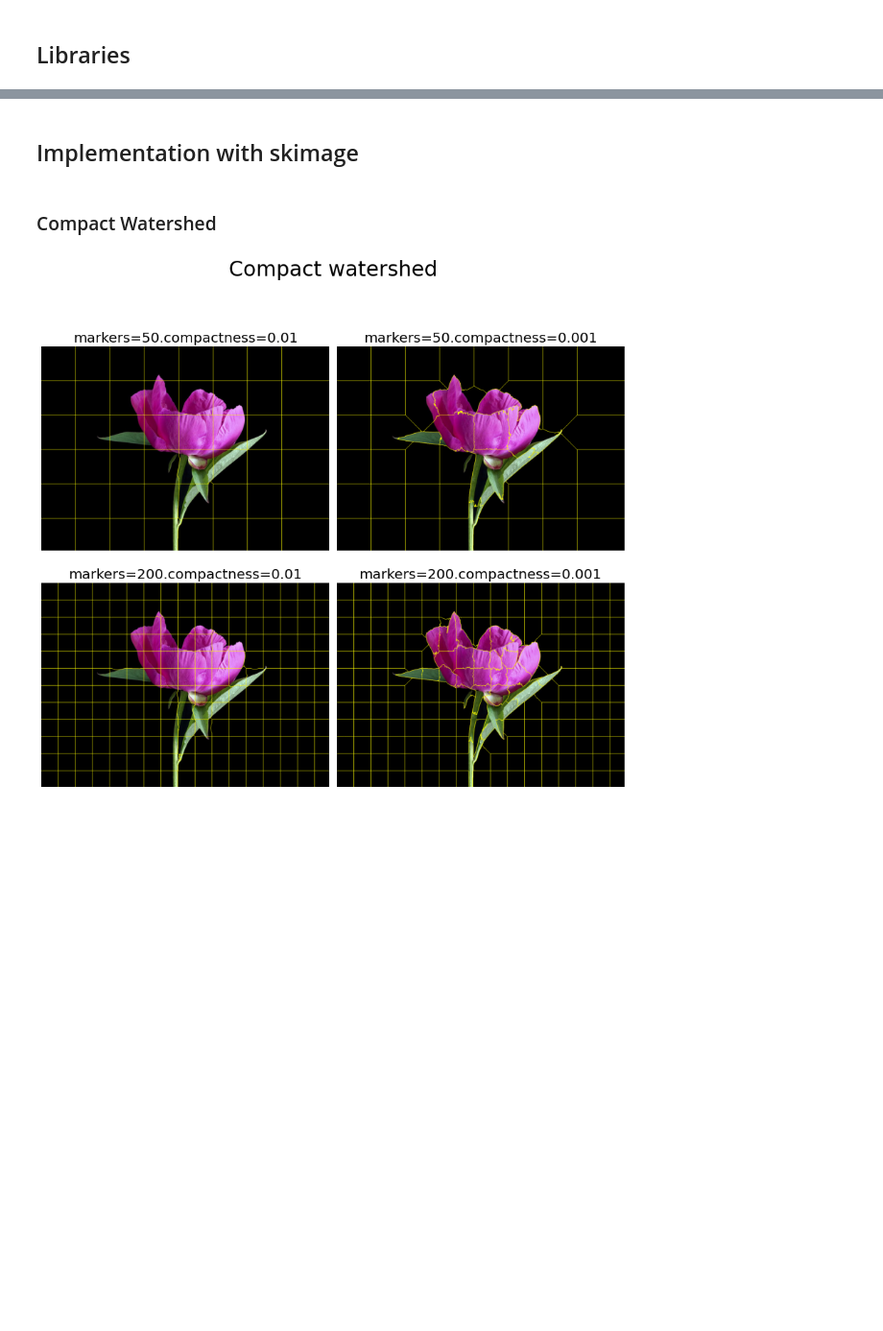
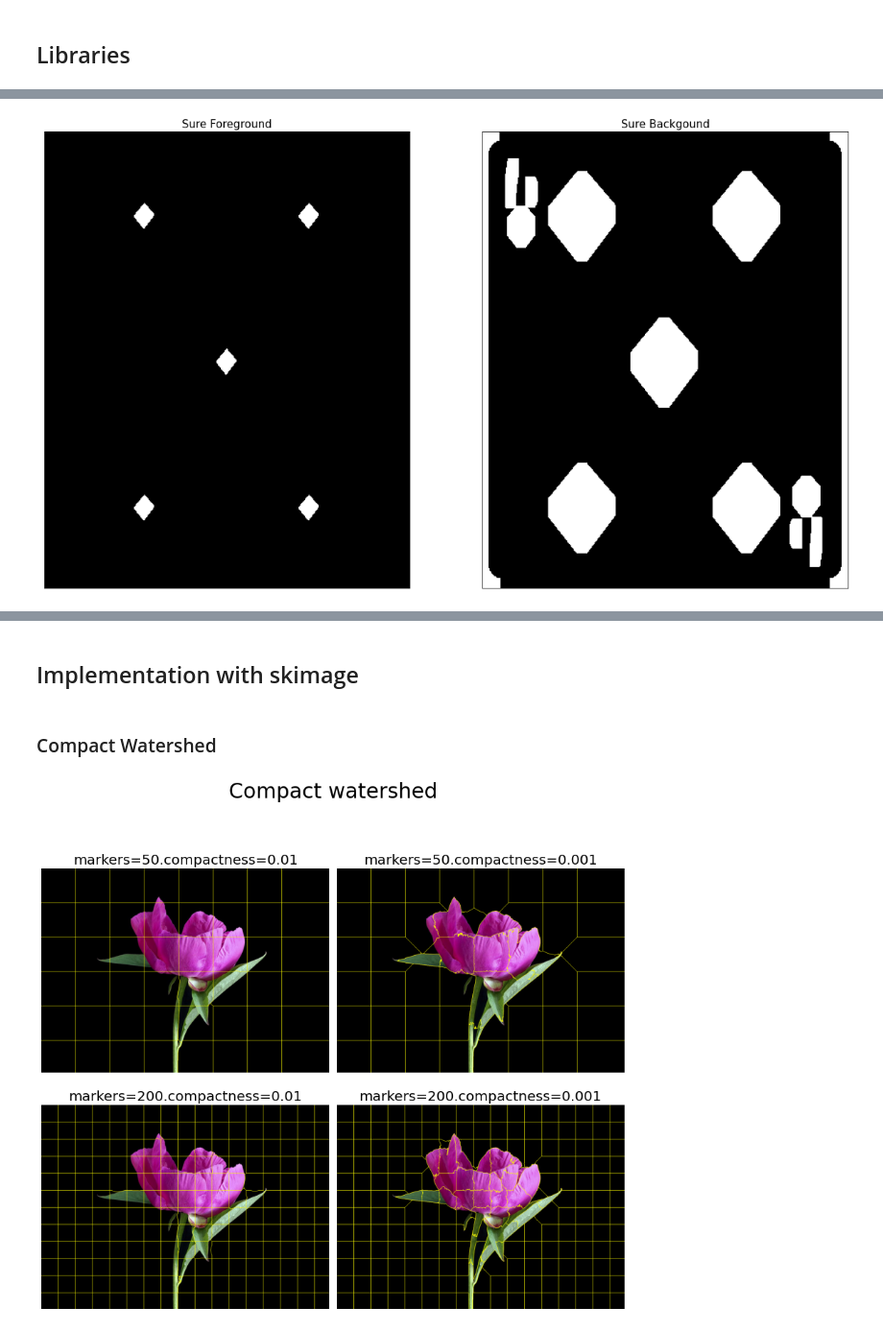
Before and after one commit to armandoBringas/computer-vision-course, a Jupyter notebook: final_project/segmentation_watershed.ipynb, the cells around one changed output, grey strips where cells are left out. Shown: that part at 96% size. Drawn from its saved outputs; the diff is of its cells as text; code cells hidden in the pictures; blank space fills up the shorter version.

```diff
--- a/final_project/segmentation_watershed.ipynb
+++ b/final_project/segmentation_watershed.ipynb
@@ -33,0 +68,17 @@ from skimage.io import imread
+# %%
+# noise removal
+kernel = np.ones((5,3),np.uint8)
+opening = cv2.morphologyEx(thresh,cv2.MORPH_OPEN,kernel, iterations = 2)
+# sure background area
+sure_bg = cv2.dilate(opening,kernel,iterations=3)
+# Finding sure foreground area
+dist_transform = cv2.distanceTransform(opening,cv2.DIST_L2,5)
+ret, sure_fg = cv2.threshold(dist_transform,0.7*dist_transform.max(),255,0)
+# Finding unknown region
+sure_fg = np.uint8(sure_fg)
+unknown = cv2.subtract(sure_bg,sure_fg)
+
+# Plot the results
+plot_images(sure_fg, sure_bg, 'Sure Foreground', 'Sure Backgound')
+# %% [output]
+[figure, added]
```
Also changed, not shown: parts of 8 cells of this notebook, 2 other files.
